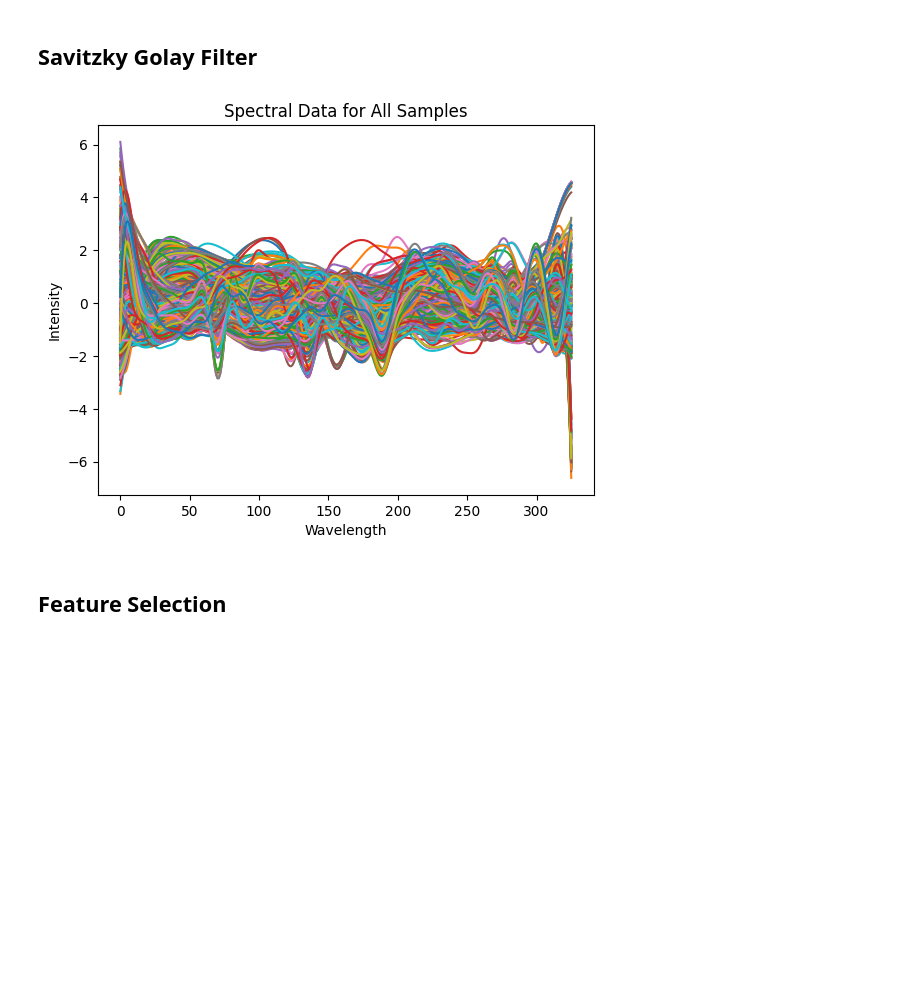
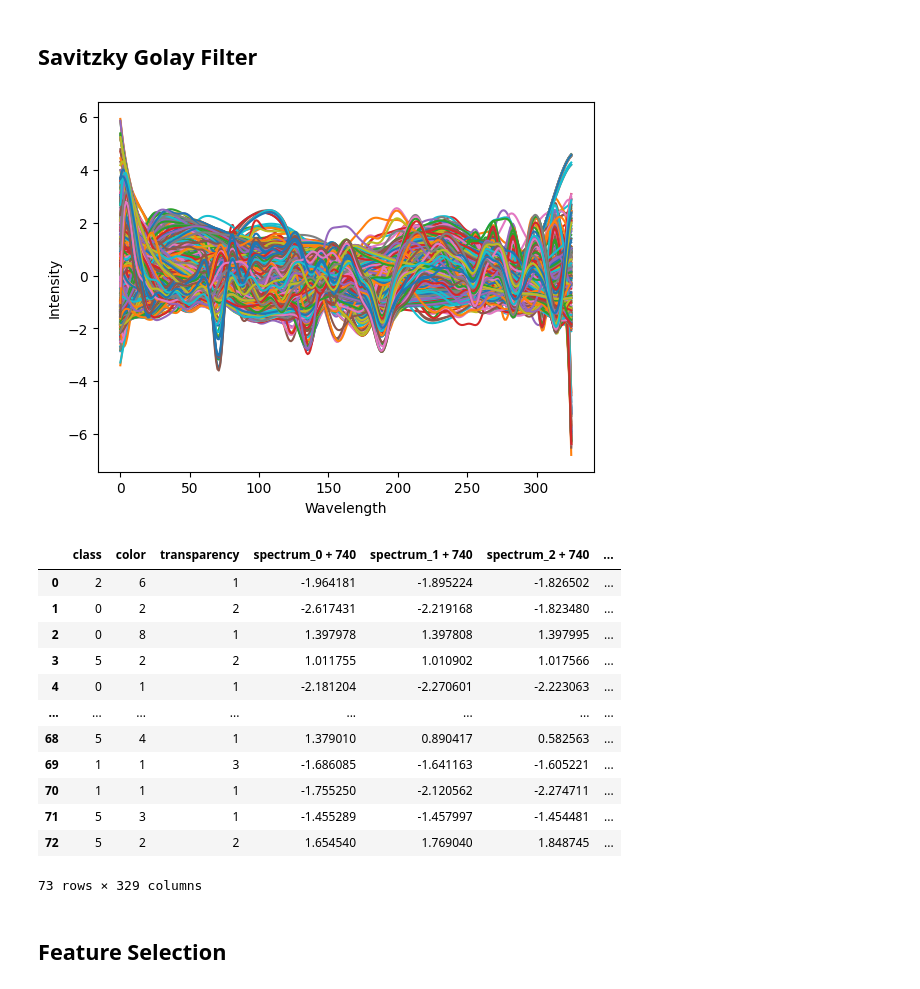
Before and after one commit to AkkuRam/df-project, a Jupyter notebook: data_cleaning.ipynb, the cells around one changed output. Saved outputs shown, nothing was run; the diff lists cells and outputs as text; code cells hidden in the pictures; blank space fills up the shorter version.

```diff
--- a/data_cleaning.ipynb
+++ b/data_cleaning.ipynb
@@ -35,14 +35,14 @@ test_data = test_data.replace(map)
 # %% [markdown]
 ## Balancing the minority classes (Oversampling)
 # %%
-from imblearn.over_sampling import SMOTE
+from imblearn.over_sampling import BorderlineSMOTE
 
-oversampler = SMOTE(random_state=42)
+oversampler = BorderlineSMOTE(random_state=42)
 x_train, y_train = oversampler.fit_resample(train_data.iloc[:, 1:], train_data['class'])
 train_data = pd.concat([y_train, x_train], axis=1)
 train_data = pd.DataFrame(train_data, columns=train_data.columns)
 
 plt.figure(figsize=(10, 5))
-sns.barplot(x=train_data['class'].value_counts().index, y=train_data['class'].value_counts().values)
+sns.barplot(x=train_data['class'].value_counts().index, y=train_data['class'].value_counts().values, palette="viridis")
 plt.show()
 # %% [output]
@@ -57,7 +57,6 @@ def plot_signal(train_data, df_class=None, labels=None):
             plt.plot(range(len(row)), row.values)
     plt.xlabel('Wavelength')
     plt.ylabel('Intensity')
-    plt.title('Spectral Data for All Samples')
     plt.show()
 # %% [markdown]
 ## Data after Oversampling
@@ -88,9 +87,28 @@ plot_signal(train_data.iloc[:, 5:331])
 # %%
 train_data.iloc[:, 5:331] = pd.DataFrame(savgol_filter(train_data.iloc[:, 5:331] , window_length=11, polyorder=3))
 test_data.iloc[:, 5:331] = pd.DataFrame(savgol_filter(test_data.iloc[:, 5:331] , window_length=11, polyorder=3))
 plot_signal(train_data.iloc[:, 5:331])
+
+train = pd.concat([train_data[['class', 'color', 'transparency']], train_data.iloc[:, 5:331] ], axis=1)
+train.to_csv('high_level/train.csv', index=False)
+
+test = pd.concat([test_data[['class', 'color', 'transparency']], test_data.iloc[:, 5:331] ], axis=1)
+test.to_csv('high_level/test.csv', index=False)
 # %% [output]
-[figure, old version]
+[figure, new version]
+|  | class | color | transparency | spectrum_0 + 740 | spectrum_1 + 740 | spectrum_2 + 740 | ... |
+| 0 | 2 | 6 | 1 | -1.964181 | -1.895224 | -1.826502 | ... |
+| 1 | 0 | 2 | 2 | -2.617431 | -2.219168 | -1.823480 | ... |
+| 2 | 0 | 8 | 1 | 1.397978 | 1.397808 | 1.397995 | ... |
+| 3 | 5 | 2 | 2 | 1.011755 | 1.010902 | 1.017566 | ... |
+| 4 | 0 | 1 | 1 | -2.181204 | -2.270601 | -2.223063 | ... |
+| ... | ... | ... | ... | ... | ... | ... | ... |
+| 68 | 5 | 4 | 1 | 1.379010 | 0.890417 | 0.582563 | ... |
+| 69 | 1 | 1 | 3 | -1.686085 | -1.641163 | -1.605221 | ... |
+| 70 | 1 | 1 | 1 | -1.755250 | -2.120562 | -2.274711 | ... |
+| 71 | 5 | 3 | 1 | -1.455289 | -1.457997 | -1.454481 | ... |
+| 72 | 5 | 2 | 2 | 1.654540 | 1.769040 | 1.848745 | ... |
+73 rows × 329 columns
 # %% [markdown]
 ## Feature Selection
 # %%
```
Also changed, not shown: parts of 7 cells of this notebook, 5 other files.
